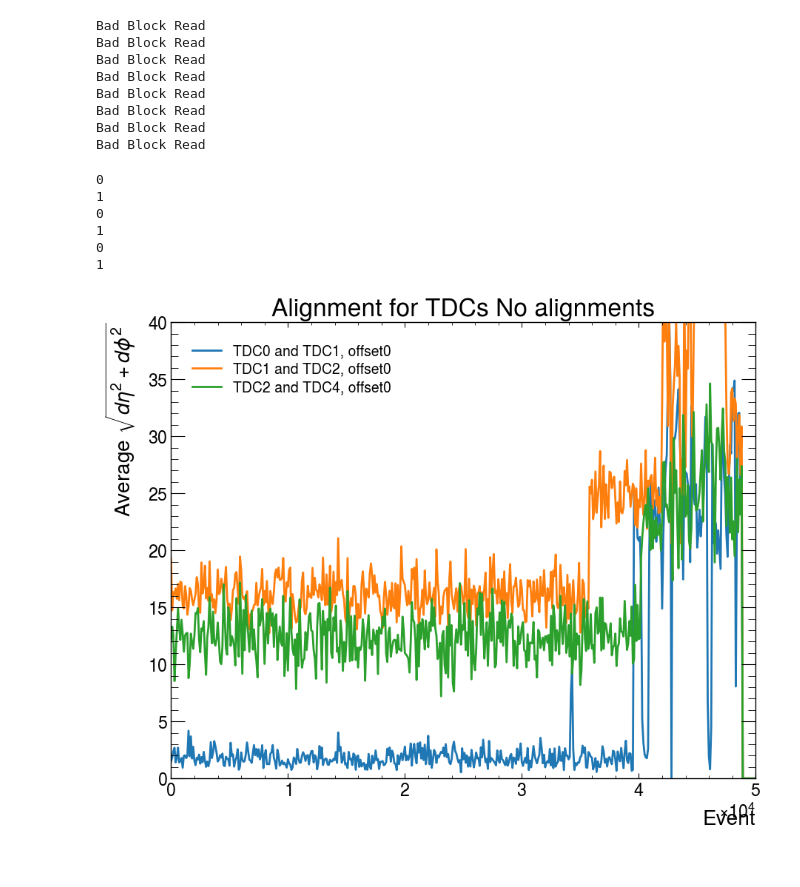
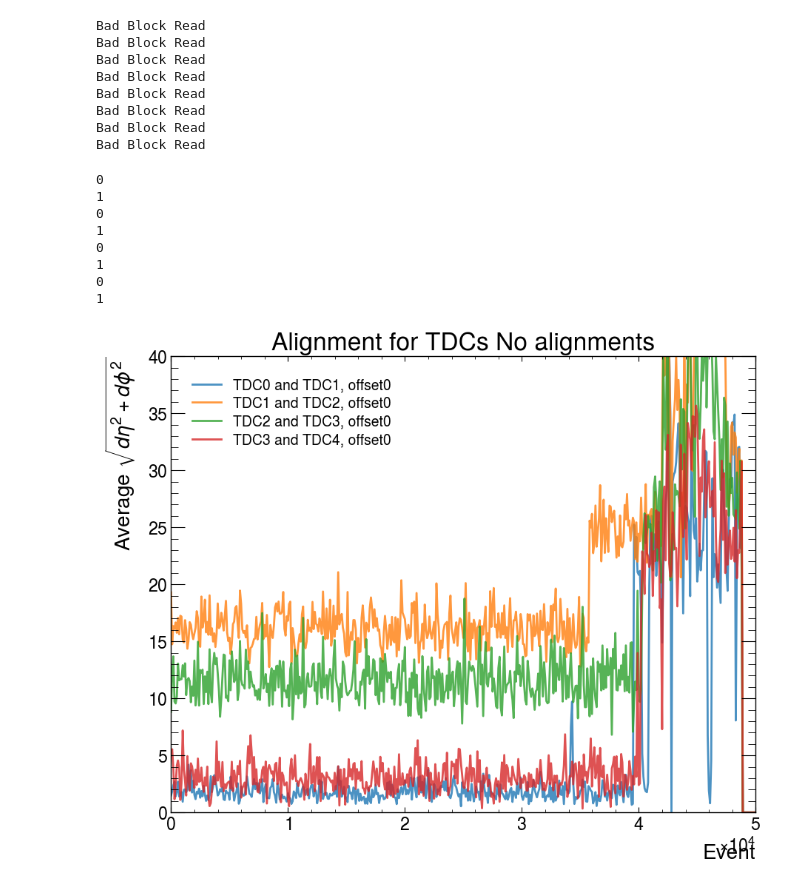
Before and after one commit to Takodachi6969/summer2, a Jupyter notebook: DataAnalysis20062024.ipynb, the cells around one changed output. Cells and saved outputs as stored; diff of their text form; code cells hidden in the pictures.

```diff
--- a/DataAnalysis20062024.ipynb
+++ b/DataAnalysis20062024.ipynb
@@ -1368,7 +1368,7 @@ Bad Block Read
 # %%
 data = {}
 
-order = [[0, 1], [1, 2], [2, 4]]
+order = [[0, 1], [1, 2], [2, 3], [3, 4]]
 # for i in values:
 #     for j in values:
 #         if i < j:
@@ -1442,6 +1442,8 @@ for item in order:
 1
 0
 1
+0
+1
 # %%
 fig, ax = plt.subplots(figsize=(10, 8))
 # for i in values:
@@ -1449,35 +1451,35 @@ fig, ax = plt.subplots(figsize=(10, 8))
 #         if i < j:
 for item in order:
     i, j = item
     offsets, binsx = get_element(i,j, data)
     for idx, offsethist in enumerate(offsets):
         if idx <1:
-            ax.plot(binsx,offsethist,label=f'TDC{i} and TDC{j}, offset{idx}')
+            ax.plot(binsx,offsethist,label=f'TDC{i} and TDC{j}, offset{idx}', alpha = 0.8)
 
             # plotted_tdc2 = False
             # plotted_tdc1 = False
             # for x in alignevt[2][1]:
             #     if not plotted_tdc2:
             #         ax.axvline(x=x, color='r', linestyle='--', label='TDC2')
             #         plotted_tdc2 = True
             #     else:
             #         ax.axvline(x=x, color='r', linestyle='--')
             # for x in alignevt[1][2]:
             #     if not plotted_tdc1:
             #         ax.axvline(x=x, color='b', linestyle='--', label='TDC1')
             #         plotted_tdc1 = True
             #     else:
             #         ax.axvline(x=x, color='b', linestyle='--')
 
 ax.set_xlim(0,50000)
 ax.set_ylim(0,40)
 ax.legend()
 ax.set_title('Alignment for TDCs No alignments')
 ax.set_ylabel('Average $\sqrt{d\eta^2+d\phi^2}$')
 ax.set_xlabel('Event')
 plt.show()
 # %% [output]
-[figure, old version]
+[figure, new version]
 # %%
 importlib.reload(rawFileReader)
 
```
Also changed, not shown: parts of 3 cells of this notebook.
